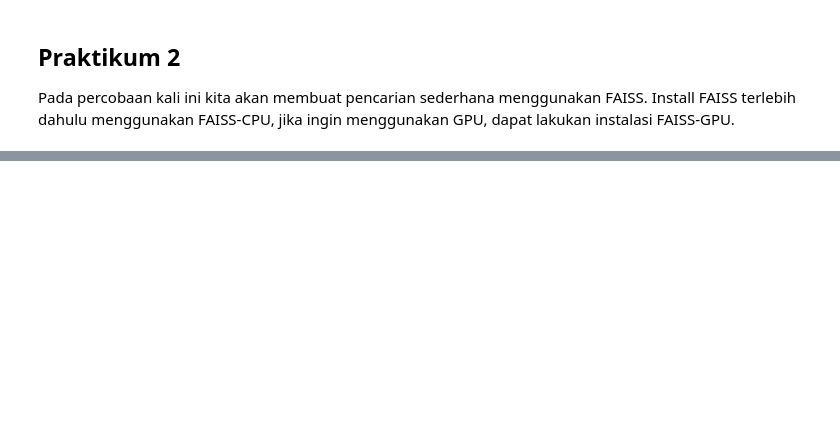
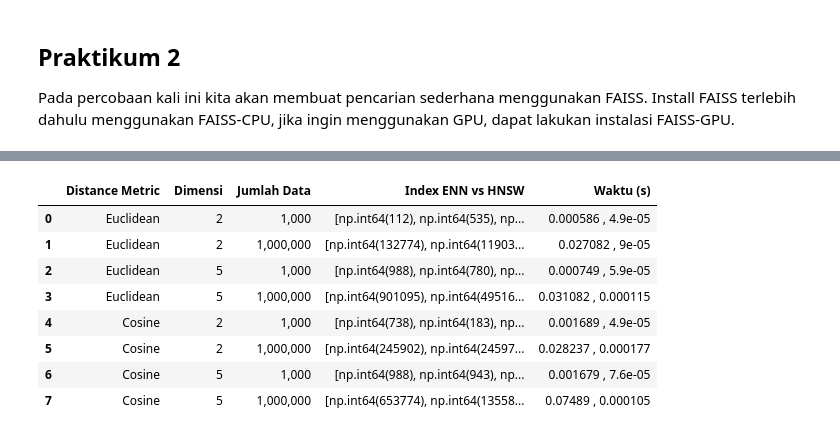
Before and after one commit to fajrulsantoso/Pembelajaran-Mesin_2025-2026, a Jupyter notebook: JS06_ANN_(Approximate_Nearest_Neighbors).ipynb, the cells around one changed output, grey strips where cells are left out. Drawn from its saved outputs; the diff is of its cells as text; code cells hidden in the pictures; blank space fills up the shorter version.

```diff
--- a/JS06_ANN_(Approximate_Nearest_Neighbors).ipynb
+++ b/JS06_ANN_(Approximate_Nearest_Neighbors).ipynb
@@ -218,0 +506,81 @@ Pada percobaan kali ini kita akan membuat pencarian sederhana menggunakan FAISS.
+# %%
+# ==========================================================
+# Percobaan HNSW: Perbandingan Exact NN vs HNSW
+# ==========================================================
+!pip install hnswlib scikit-learn pandas
+
+import hnswlib
+import numpy as np
+import time
+import pandas as pd
+from sklearn.neighbors import NearestNeighbors
+
+# ----------------------------------------------------------
+# Fungsi Percobaan
+# ----------------------------------------------------------
+def run_experiment(metric='l2', n_data=1000, dim=2):
+    np.random.seed(42)
+    data = np.random.random((n_data, dim)).astype(np.float32)
+    query = np.random.random((1, dim)).astype(np.float32)
+    k = 5  # jumlah tetangga terdekat
+
+    # -------------------------
+    # Exact NN (Brute Force)
+    # -------------------------
+    nn = NearestNeighbors(n_neighbors=k, algorithm='brute',
+                          metric='euclidean' if metric == 'l2' else 'cosine')
+    nn.fit(data)
+    start = time.time()
+    distances_exact, indices_exact = nn.kneighbors(query)
+    exact_time = time.time() - start
+
+    # -------------------------
+    # HNSW ANN
+    # -------------------------
+    p = hnswlib.Index(space=metric, dim=dim)
+    p.init_index(max_elements=n_data, ef_construction=100, M=16)
+    p.add_items(data)
+    p.set_ef(50)
+
+    start = time.time()
+    labels, distances_hnsw = p.knn_query(query, k=k)
+    ann_time = time.time() - start
+
+    # -------------------------
+    # Return hasil
+    # -------------------------
+    return {
+        "Distance Metric": "Euclidean" if metric == 'l2' else "Cosine",
+        "Dimensi": dim,
+        "Jumlah Data": f"{n_data:,}",
+        "Index ENN vs HNSW": f"{list(indices_exact[0])}, {list(labels[0])}",
+        "Waktu (s)": f"{round(exact_time, 6)} , {round(ann_time, 6)}"
+    }
+
+# ----------------------------------------------------------
+# Jalankan kombinasi percobaan
+# ----------------------------------------------------------
+configs = [
+    ('l2', 1000, 2),
+    ('l2', 1_000_000, 2),
+    ('l2', 1000, 5),
+    ('l2', 1_000_000, 5),
+    ('cosine', 1000, 2),
+    ('cosine', 1_000_000, 2),
+    ('cosine', 1000, 5),
+    ('cosine', 1_000_000, 5),
+]
+
+results = []
+for metric, n_data, dim in configs:
+    print(f"Menjalankan: metric={metric} | data={n_data} | dim={dim}")
+    results.append(run_experiment(metric, n_data, dim))
+
+# ----------------------------------------------------------
+# Buat tabel hasil seperti praktikum 1
+# ----------------------------------------------------------
+df = pd.DataFrame(results)
+df.style.set_properties(**{'text-align': 'center'}).set_table_styles([
+    {'selector': 'th', 'props': [('text-align', 'center')]}
+])
+# %% [output]
@@ -218,0 +606,9 @@ Pada percobaan kali ini kita akan membuat pencarian sederhana menggunakan FAISS.
+|  | Distance Metric | Dimensi | Jumlah Data | Index ENN vs HNSW | Waktu (s) |
+| 0 | Euclidean | 2 | 1,000 | [np.int64(112), np.int64(535), np... | 0.000586 , 4.9e-05 |
+| 1 | Euclidean | 2 | 1,000,000 | [np.int64(132774), np.int64(11903... | 0.027082 , 9e-05 |
+| 2 | Euclidean | 5 | 1,000 | [np.int64(988), np.int64(780), np... | 0.000749 , 5.9e-05 |
+| 3 | Euclidean | 5 | 1,000,000 | [np.int64(901095), np.int64(49516... | 0.031082 , 0.000115 |
+| 4 | Cosine | 2 | 1,000 | [np.int64(738), np.int64(183), np... | 0.001689 , 4.9e-05 |
+| 5 | Cosine | 2 | 1,000,000 | [np.int64(245902), np.int64(24597... | 0.028237 , 0.000177 |
+| 6 | Cosine | 5 | 1,000 | [np.int64(988), np.int64(943), np... | 0.001679 , 7.6e-05 |
+| 7 | Cosine | 5 | 1,000,000 | [np.int64(653774), np.int64(13558... | 0.07489 , 0.000105 |
```
Also changed, not shown: parts of 19 cells of this notebook.
